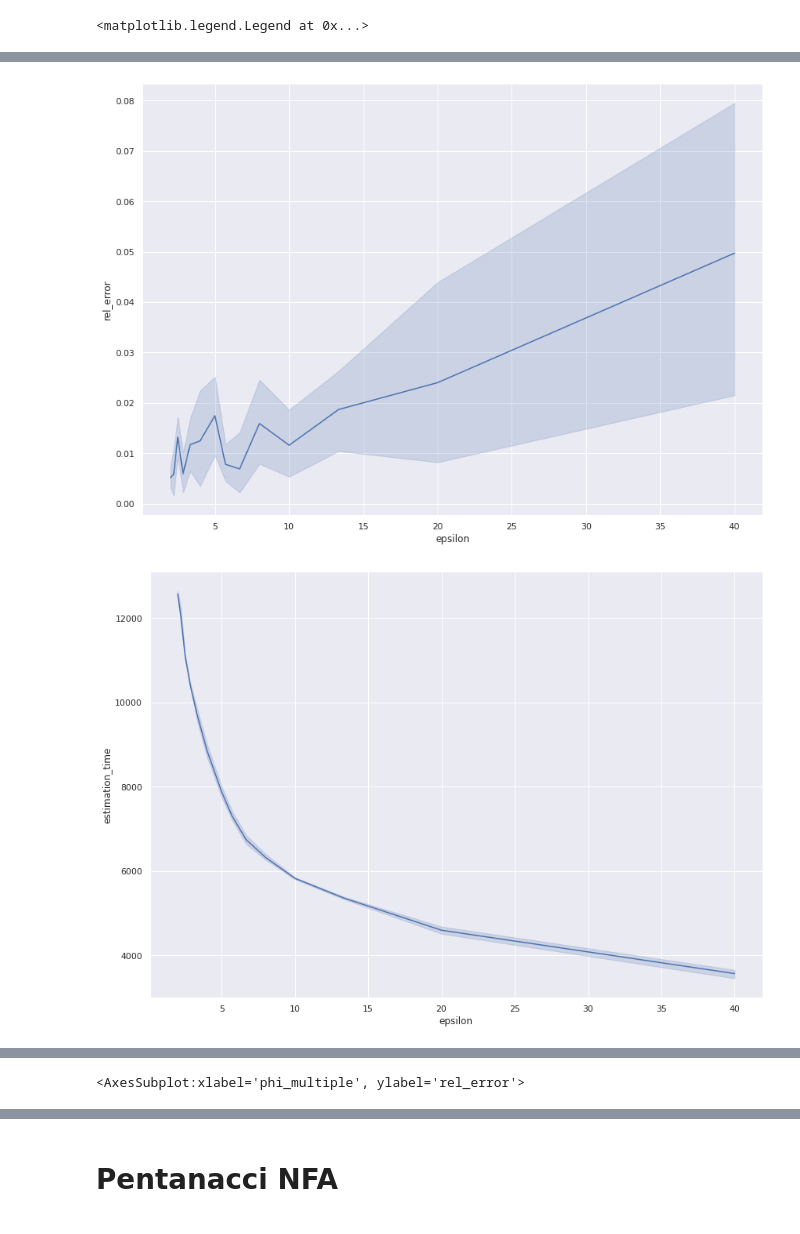
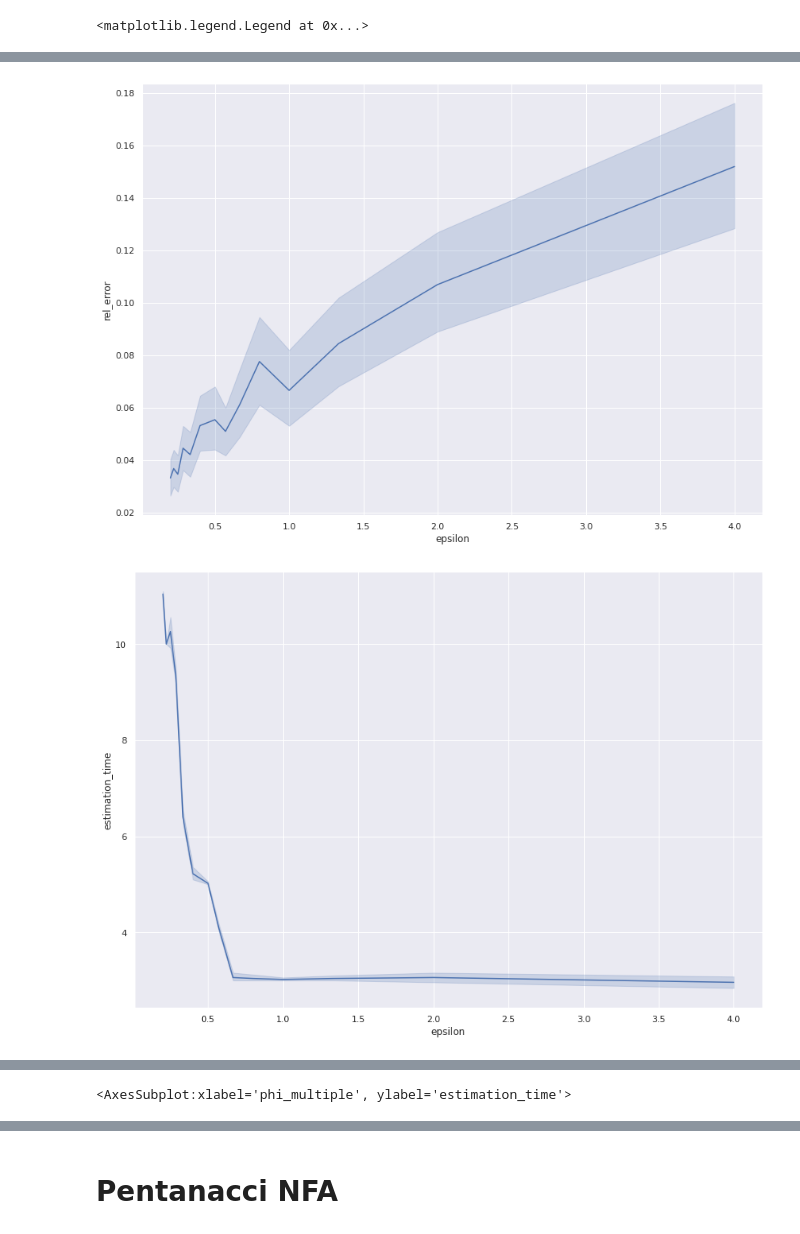
Before and after one commit to viantirreau/count-nfa, a Jupyter notebook: cpp_bindings.ipynb, the cells around one changed output, grey strips where cells are left out. Cells and saved outputs as stored; diff of their text form; code cells hidden in the pictures.

```diff
--- a/cpp_bindings.ipynb
+++ b/cpp_bindings.ipynb
@@ -29,7 +29,7 @@ def random_run():
     phi_multiple = round(2 ** (5 + random() * 5)) # phi_multiple \in [32, 1024]
 
     cpp_input = f"{string_length} {epsilon} {kappa_multiple} {phi_multiple}\n" + rand_nfa_text
-    program = ["timeout", "60", "./cpp/main"]
+    program = ["timeout", "90", "./cpp/main"]
     result = subprocess.run(program,
                             stdout=subprocess.PIPE,
                             input=cpp_input,
@@ -143,14 +148,14 @@ df[(df.rel_error > 0) & (df.epsilon < 2)].sort_values(by="rel_error", ascending=
 # %%
 %%time
-probe = df.loc[173]
+probe = df.loc[9279]
 cpp_input_nfa = probe.str_repr
 cpp_input_nfa = cpp_input_nfa[cpp_input_nfa.find("\n") :]
 str_len = probe.string_len
 ests = []
 for phi in tqdm([25, 50, 75, 100, 125, 150, 175, 200, 250, 300, 350, 400, 450, 500]):
-    eps = round(1000/phi, 5)
+    eps = round(100/phi, 5)
     cpp_input = f'{str_len} {eps} 1 {phi}\n{cpp_input_nfa}'
-    for i in range(5):
+    for i in range(50):
         result = subprocess.run(["timeout", "300", "./cpp/main"],
                                     stdout=subprocess.PIPE,
                                     input=cpp_input,
@@ -181,11 +186,13 @@ df_probe["rel_error"] = abs(df_probe.estimation - probe.bruteforce)/probe.brutef
 # %%
 %matplotlib inline
 sns.set(rc={"figure.figsize": (14,10)})
 sns.lineplot(data=df_probe, x="epsilon", y="rel_error")
 plt.show()
 sns.lineplot(data=df_probe, x="epsilon", y="estimation_time")
 plt.show()
 sns.lineplot(data=df_probe, x="phi_multiple", y="rel_error")
+plt.show()
+sns.lineplot(data=df_probe, x="phi_multiple", y="estimation_time")
 # %% [output]
-[figure, old version]
+[figure, new version]
-[figure, old version]
+[figure, new version]
@@ -192 +200 @@ sns.lineplot(data=df_probe, x="phi_multiple", y="rel_error")
-<AxesSubplot:xlabel='phi_multiple', ylabel='rel_error'>
+<AxesSubplot:xlabel='phi_multiple', ylabel='estimation_time'>
```
Also changed, not shown: parts of 5 cells of this notebook, 1 other file.
